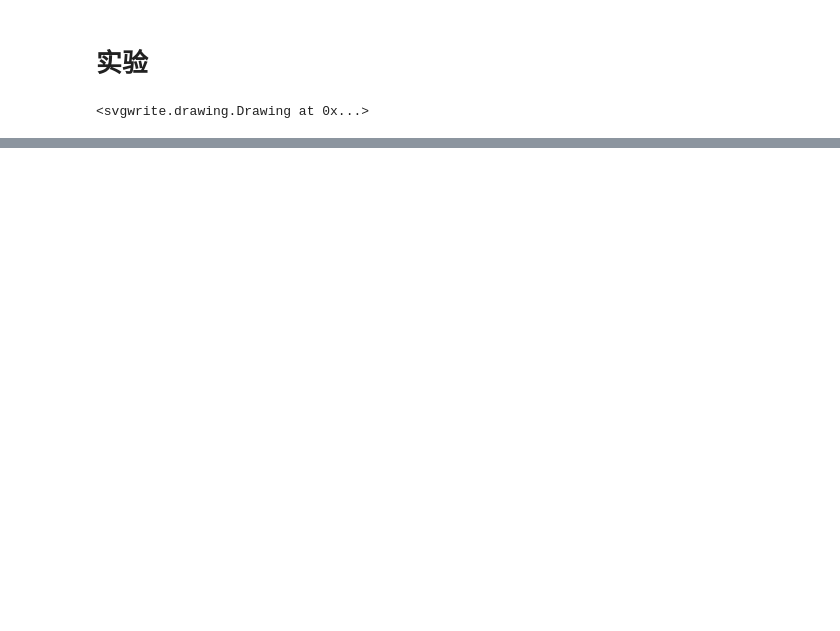
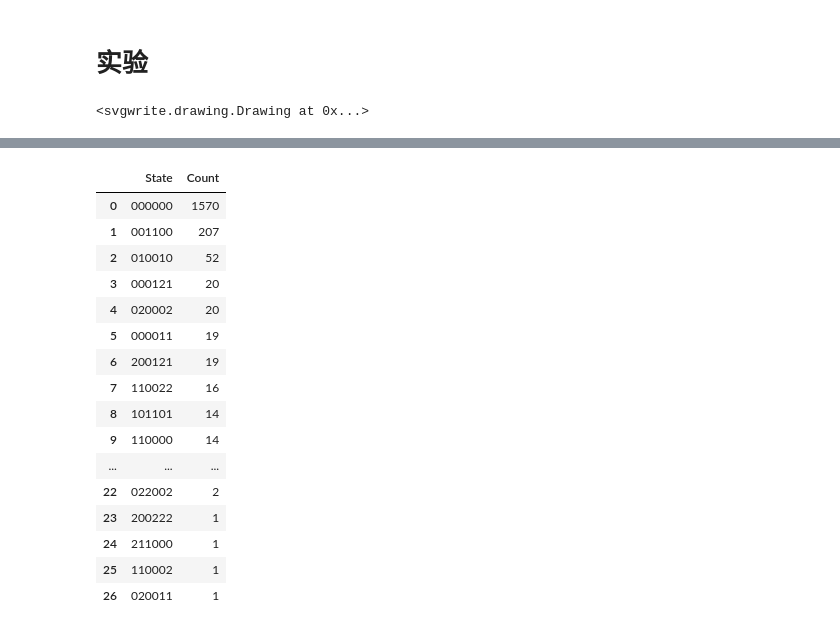
Before and after one commit to Eli-Jiang/GBS_Attention, a Jupyter notebook: precode.ipynb, the cells around one changed output, grey strips where cells are left out. Drawn from its saved outputs; the diff is of its cells as text; code cells hidden in the pictures; blank space fills up the shorter version.

```diff
--- a/precode.ipynb
+++ b/precode.ipynb
@@ -377,0 +378,2 @@ else:
+# %%
+df1 = df
@@ -377,0 +418,20 @@ else:
+# %%
+df1
+# %% [output]
+|  | State | Count |
+| 0 | 000000 | 1570 |
+| 1 | 001100 | 207 |
+| 2 | 010010 | 52 |
+| 3 | 000121 | 20 |
+| 4 | 020002 | 20 |
+| 5 | 000011 | 19 |
+| 6 | 200121 | 19 |
+| 7 | 110022 | 16 |
+| 8 | 101101 | 14 |
+| 9 | 110000 | 14 |
+| ... | ... | ... |
+| 22 | 022002 | 2 |
+| 23 | 200222 | 1 |
+| 24 | 211000 | 1 |
+| 25 | 110002 | 1 |
+| 26 | 020011 | 1 |
```
Also changed, not shown: parts of 16 cells of this notebook, 12 other files.
